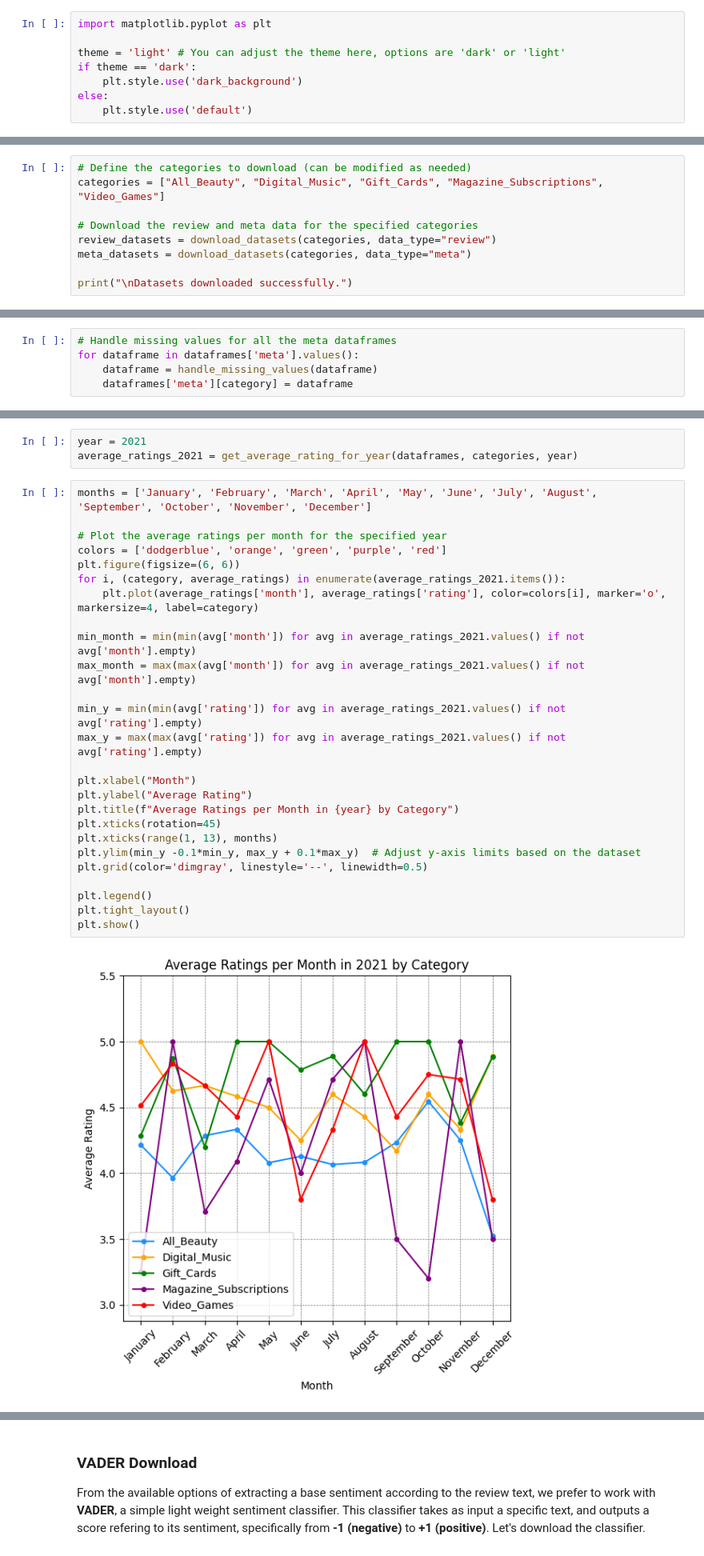
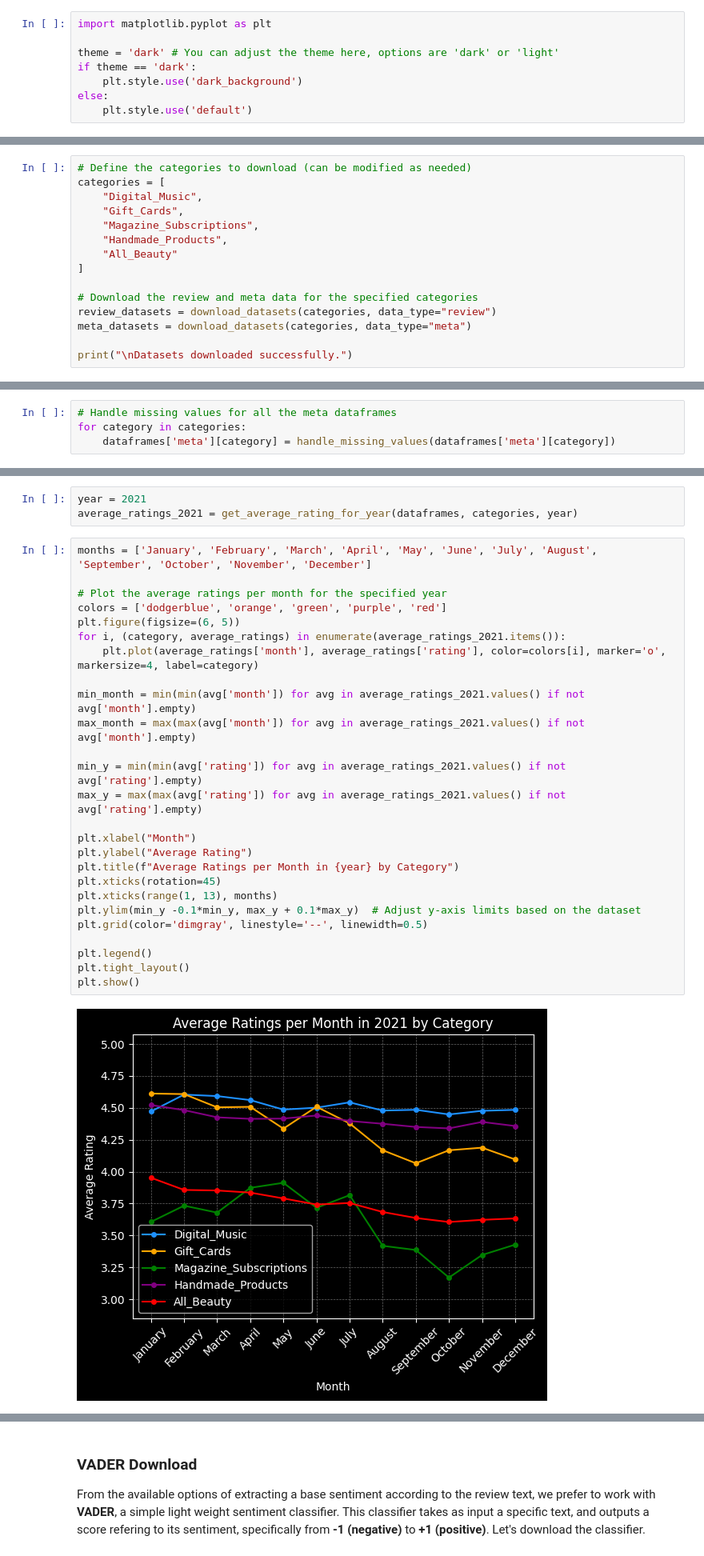
Before and after one commit to AntonisZks/Data-Mining, a Jupyter notebook: Notebooks/data_mining_assignment.ipynb, the cells around one changed output, grey strips where cells are left out. Shown at 80% size. Drawn from its saved outputs; the diff is of its cells as text.

```diff
--- a/Notebooks/data_mining_assignment.ipynb
+++ b/Notebooks/data_mining_assignment.ipynb
@@ -32,7 +32,7 @@ Firstly we will initialize the plotting theme of the graphs. This is an optional
 # %%
 import matplotlib.pyplot as plt
 
-theme = 'light' # You can adjust the theme here, options are 'dark' or 'light'
+theme = 'dark' # You can adjust the theme here, options are 'dark' or 'light'
 if theme == 'dark':
     plt.style.use('dark_background')
 else:
@@ -79,7 +79,13 @@ def download_datasets(categories, data_type="review"):
 Let's download the datasets for the five categories specified above. We will download both **reviews** and **meta** data for the categories.
 # %%
 # Define the categories to download (can be modified as needed)
-categories = ["All_Beauty", "Digital_Music", "Gift_Cards", "Magazine_Subscriptions", "Video_Games"]
+categories = [
+    "Digital_Music",
+    "Gift_Cards",
+    "Magazine_Subscriptions",
+    "Handmade_Products",
+    "All_Beauty"
+]
 
 # Download the review and meta data for the specified categories
 review_datasets = download_datasets(categories, data_type="review")
@@ -328,9 +344,8 @@ def handle_missing_values(dataframe):
 Let's apply the above function to all meta dataframes
 # %%
 # Handle missing values for all the meta dataframes
-for dataframe in dataframes['meta'].values():
-    dataframe = handle_missing_values(dataframe)
-    dataframes['meta'][category] = dataframe
+for category in categories:
+    dataframes['meta'][category] = handle_missing_values(dataframes['meta'][category])
 # %% [markdown]
 And finally let's see the results
 # %%
@@ -845,31 +865,31 @@ average_ratings_2021 = get_average_rating_for_year(dataframes, categories, year)
 # %%
 months = ['January', 'February', 'March', 'April', 'May', 'June', 'July', 'August', 'September', 'October', 'November', 'December']
 
 # Plot the average ratings per month for the specified year
 colors = ['dodgerblue', 'orange', 'green', 'purple', 'red']
-plt.figure(figsize=(6, 6))
+plt.figure(figsize=(6, 5))
 for i, (category, average_ratings) in enumerate(average_ratings_2021.items()):
     plt.plot(average_ratings['month'], average_ratings['rating'], color=colors[i], marker='o', markersize=4, label=category)
 
 min_month = min(min(avg['month']) for avg in average_ratings_2021.values() if not avg['month'].empty)
 max_month = max(max(avg['month']) for avg in average_ratings_2021.values() if not avg['month'].empty)
 
 min_y = min(min(avg['rating']) for avg in average_ratings_2021.values() if not avg['rating'].empty)
 max_y = max(max(avg['rating']) for avg in average_ratings_2021.values() if not avg['rating'].empty)
 
 plt.xlabel("Month")
 plt.ylabel("Average Rating")
 plt.title(f"Average Ratings per Month in {year} by Category")
 plt.xticks(rotation=45)
 plt.xticks(range(1, 13), months)
 plt.ylim(min_y -0.1*min_y, max_y + 0.1*max_y)  # Adjust y-axis limits based on the dataset
 plt.grid(color='dimgray', linestyle='--', linewidth=0.5)
 
 plt.legend()
 plt.tight_layout()
 plt.show()
 # %% [output]
-[figure, old version]
+[figure, new version]
 # %% [markdown]
 ## Task 2: Feature Engineering with Sentiment Scores and Ratings
 In the second task we had to choose between **two alternative methods** to combine text sentiment and review ratings to create a final sentiment score. Specifically the methods we were offered with are the following:
```
Also changed, not shown: parts of 40 cells of this notebook.
